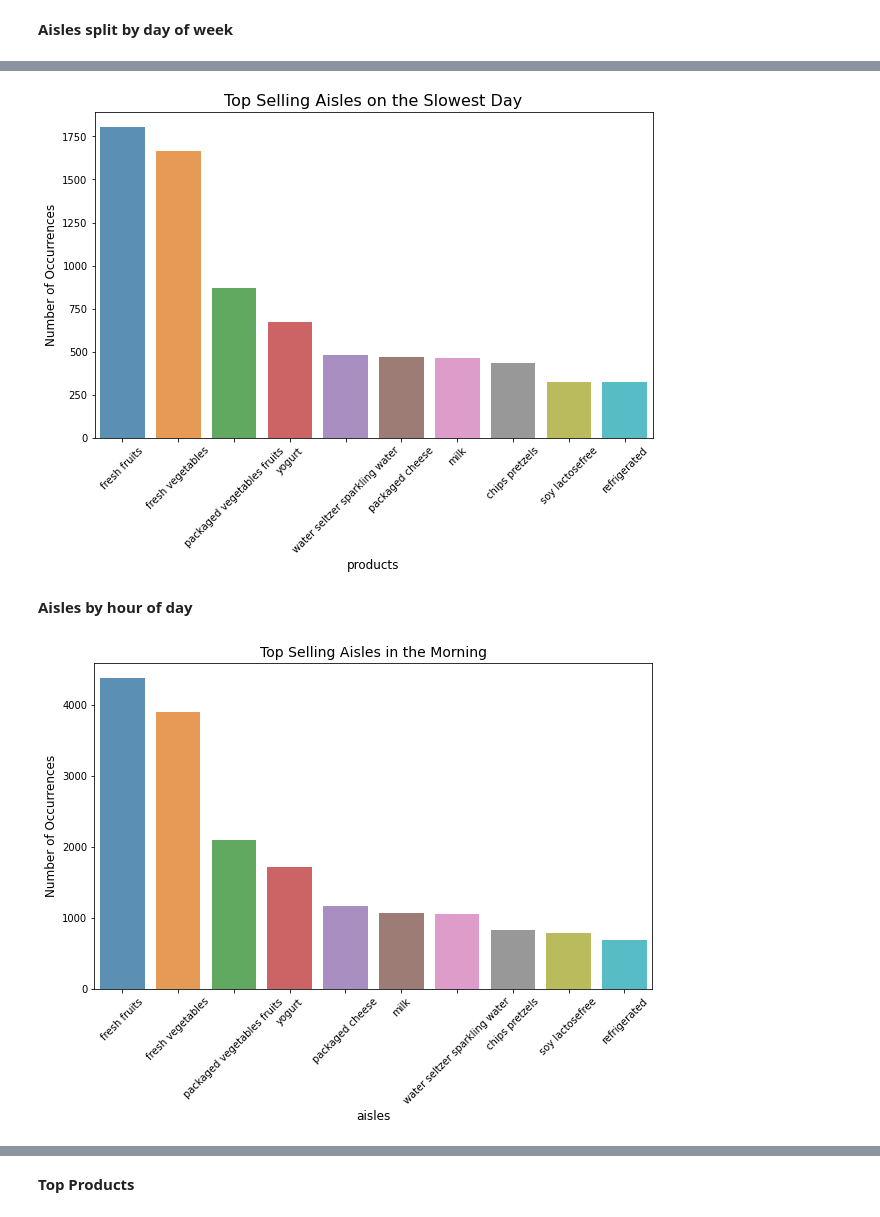
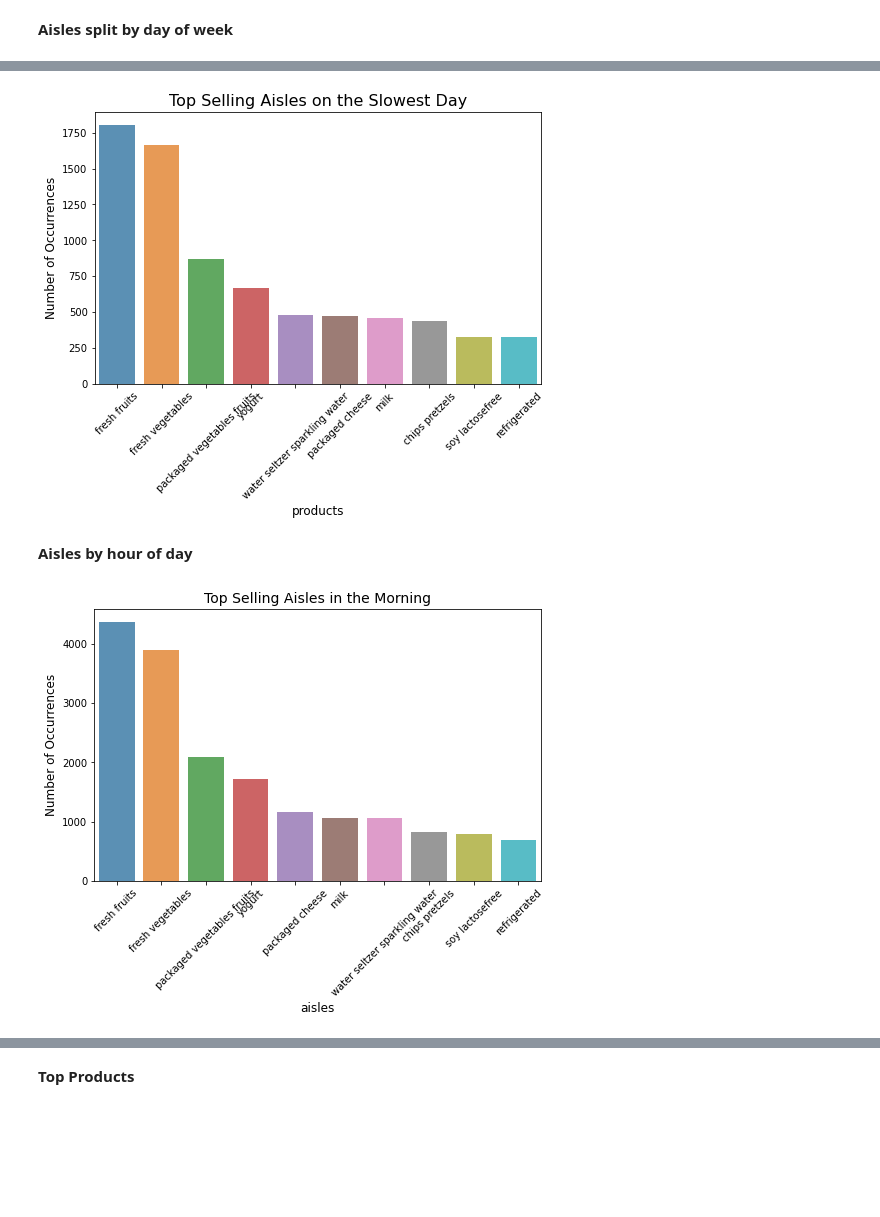
Before and after one commit to aakiyanova/Market-basket-analysis-FP-growth, a Jupyter notebook: EDA/EDA.ipynb, the cells around one changed output, grey strips where cells are left out. Saved outputs shown, nothing was run; the diff lists cells and outputs as text; code cells hidden in the pictures; blank space fills up the shorter version.

```diff
--- a/EDA/EDA.ipynb
+++ b/EDA/EDA.ipynb
@@ -238,15 +150,15 @@ filter_thur = all_orders['order_dow'] == 4
 thur_orders = all_orders[filter_thur]
 thur_aisles = thur_orders['aisle'].value_counts()[:10].sort_values(ascending = False)
 # %%
-plt.figure(figsize=(10, 6))
+plt.figure(figsize=(8, 5))
 sns.barplot(thur_aisles.index, thur_aisles.values, alpha=0.8)
 plt.title('Top Selling Aisles on the Slowest Day', fontsize = 16)
 plt.ylabel('Number of Occurrences', fontsize=12)
 plt.xlabel('products', fontsize=12)
 plt.xticks(rotation=45)
 plt.show();
 # %% [output]
-[figure, old version]
+[figure, new version]
 # %% [markdown]
 **Aisles by hour of day**
 # %%
@@ -254,7 +166,7 @@ morning_orders = pd.read_csv('data/morning_orders.csv')
 # %%
 morning_aisles = morning_orders['aisle'].value_counts()[:10].sort_values(ascending = False)
 # %%
-plt.figure(figsize=(10, 6))
+plt.figure(figsize=(8, 5))
 sns.barplot(morning_aisles.index, morning_aisles.values, alpha=0.8)
 plt.title('Top Selling Aisles in the Morning', fontsize = 14)
 plt.ylabel('Number of Occurrences', fontsize=12)
@@ -262,7 +174,7 @@ plt.xlabel('aisles', fontsize=12)
 plt.xticks(rotation=45)
 plt.show();
 # %% [output]
-[figure, old version]
+[figure, new version]
 # %%
 day_orders = pd.read_csv('data/day_orders.csv')
 # %%
```
Also changed, not shown: parts of 52 cells of this notebook, 15 other files.
